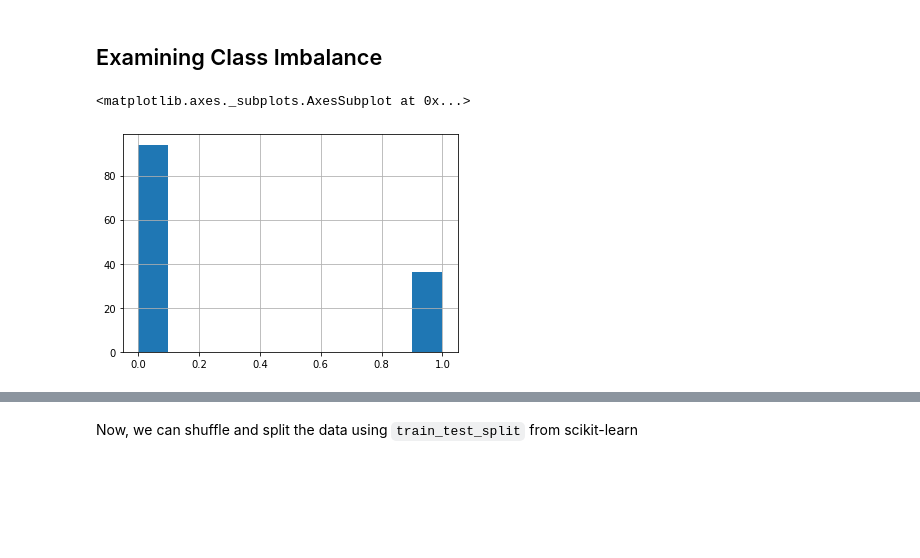
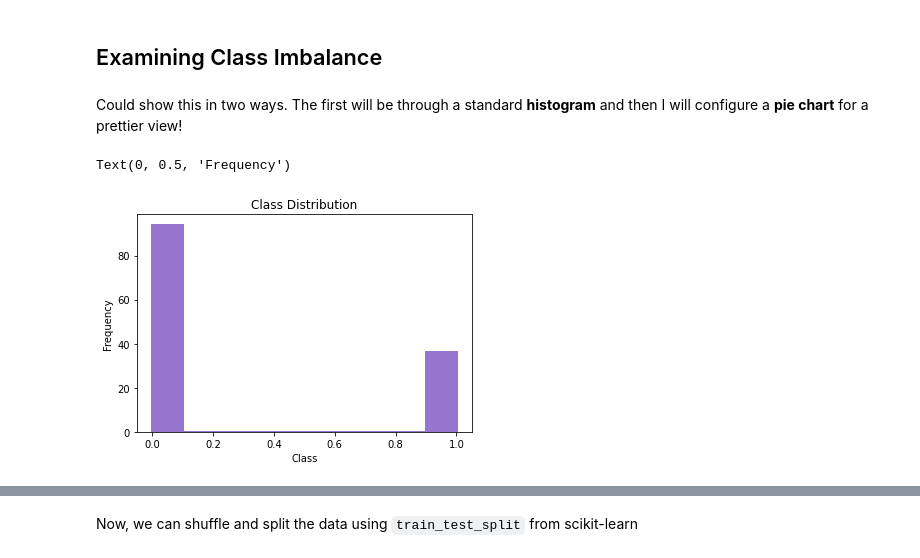
Before and after one commit to AstroNoodles/Mini-Projects, a Jupyter notebook: Parallel Sync CNN Research.ipynb, the cells around one changed output, grey strips where cells are left out. Saved outputs shown, nothing was run; the diff lists cells and outputs as text; code cells hidden in the pictures; blank space fills up the shorter version.

```diff
--- a/Parallel Sync CNN Research.ipynb
+++ b/Parallel Sync CNN Research.ipynb
@@ -226,11 +233,12 @@ df.head()
 # %% [markdown]
 Since I do not employ parallelism and I read the images in order, I do not need to sort the images for the dataframe. Thus, `df[slide]` are the names of the images and `bc_images` are the images (PILLOW).
 # %%
-combined = list(zip(full, df['slide'].values))
+combined = list(zip(bc_images, df['slide'].values))
 print(combined)
 
+sorted_images = [img_pair[0] for img_pair in combined]
 
-df['imgs'] = sorted_imgs
+df['imgs'] = sorted_images
 # %% [output]
 [(<PIL.Image.Image image mode=RGB size=256x256 at 0x...>, 'HobI16-053768896760.jpg'), (<PIL.Image.Image image mode=RGB size=256x256 at 0x...>, 'HobI16-072823783181.jpg'), (<PIL.Image.Image image mode= ...
 # %% [markdown]
@@ -256,8 +264,14 @@ plt.imshow(df['imgs'][0])
 [figure]
 # %% [markdown]
 ## Examining Class Imbalance
-# %%
-df['target'].hist()
-# %% [output]
-<matplotlib.axes._subplots.AxesSubplot at 0x...>
-[figure, removed]
+# %% [markdown]
+Could show this in two ways. The first will be through a standard **histogram** and then I will configure a **pie chart** for a prettier view!
+# %%
+# Histogram
+plt.hist(df['target'].values, histtype='step', fill=True, color='#9575cd', linewidth=3)
+plt.title("Class Distribution")
+plt.xlabel('Class')
+plt.ylabel('Frequency')
+# %% [output]
+Text(0, 0.5, 'Frequency')
+[figure, added]
```
Also changed, not shown: parts of 32 cells of this notebook.
